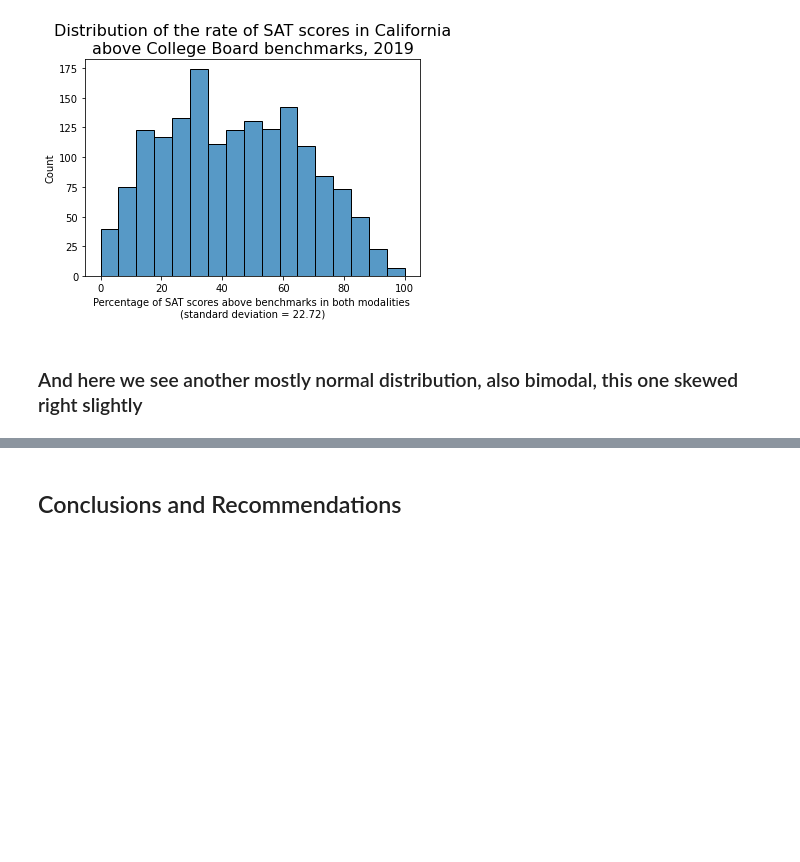
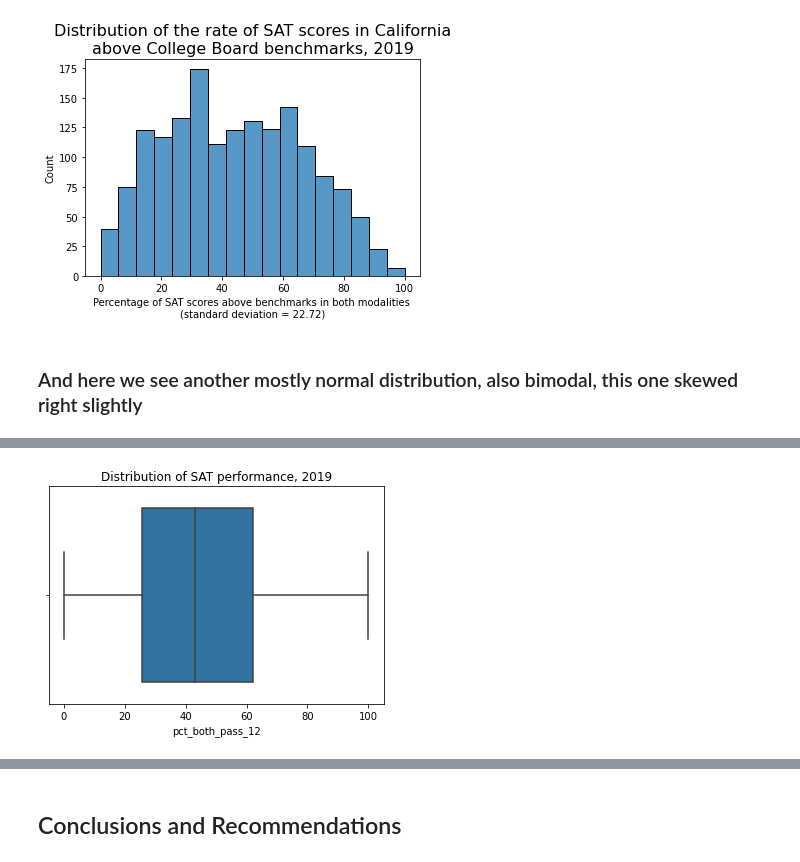
Before and after one commit to c24thomas/cali_act, a Jupyter notebook: code/project-1-take-2.ipynb, the cells around one changed output, grey strips where cells are left out. Cells and saved outputs as stored; diff of their text form; code cells hidden in the pictures; blank space fills up the shorter version.

```diff
--- a/code/project-1-take-2.ipynb
+++ b/code/project-1-take-2.ipynb
@@ -877,0 +932,5 @@ plt.xlabel(f'''Percentage of SAT scores above benchmarks in both modalities
+# %%
+sns.boxplot(data=df2, x='pct_both_pass_12')
+plt.title('Distribution of SAT performance, 2019');
+# %% [output]
+[figure, added]
```
Also changed, not shown: parts of 25 cells of this notebook.
